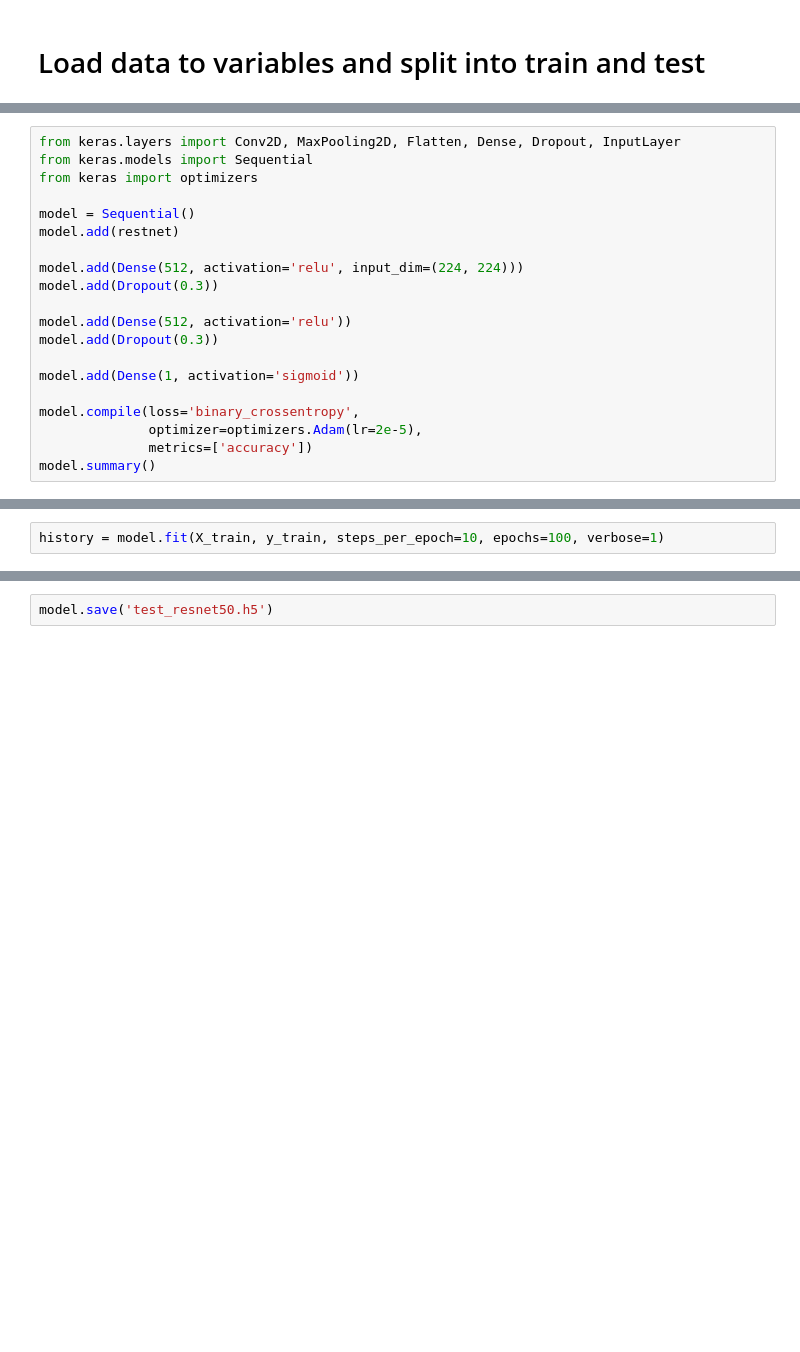
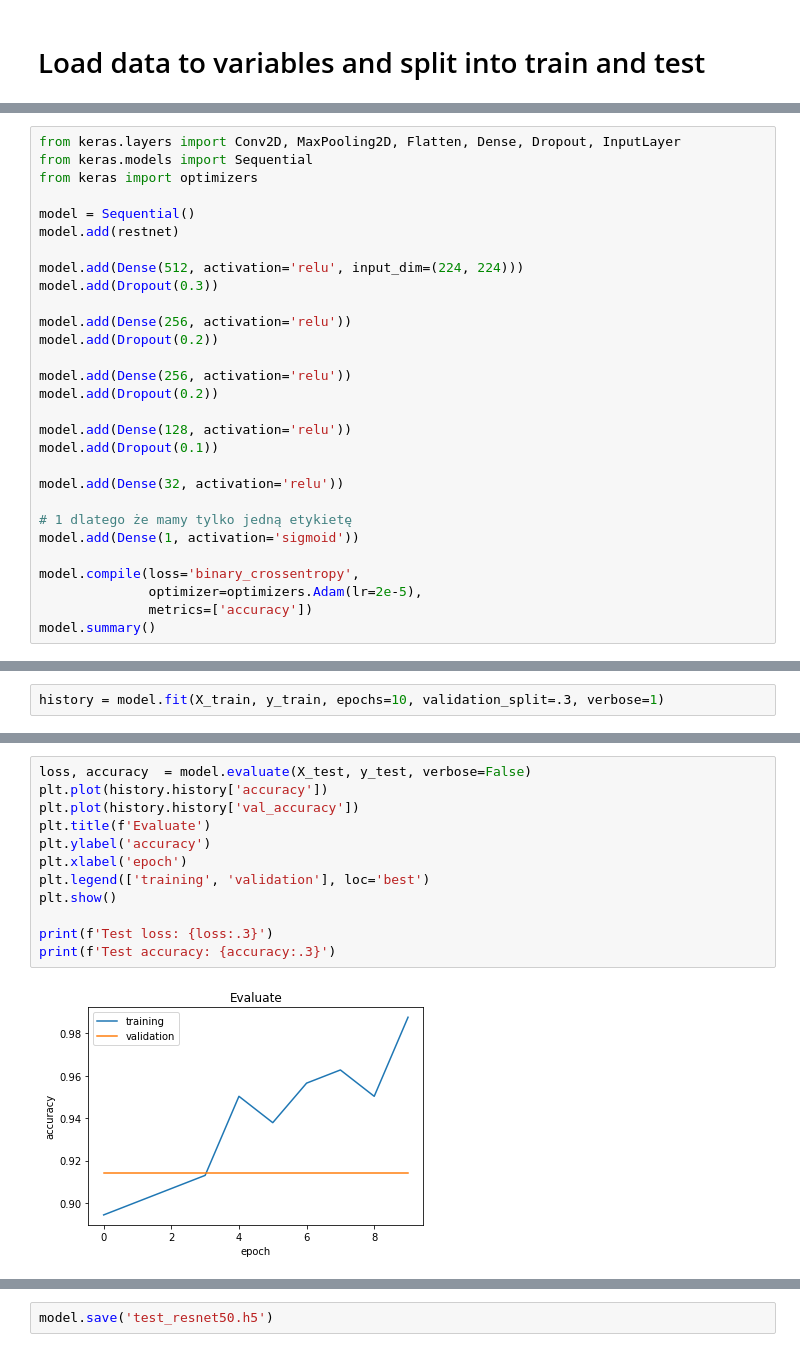
Before and after one commit to Torak28/Image-manipulation-detection, a Jupyter notebook: ResNet.ipynb, the cells around one changed output, grey strips where cells are left out. Saved outputs shown, nothing was run; the diff lists cells and outputs as text; blank space fills up the shorter version.

```diff
--- a/ResNet.ipynb
+++ b/ResNet.ipynb
@@ -146,9 +164,18 @@ model.add(restnet)
 model.add(Dense(512, activation='relu', input_dim=(224, 224)))
 model.add(Dropout(0.3))
 
-model.add(Dense(512, activation='relu'))
-model.add(Dropout(0.3))
+model.add(Dense(256, activation='relu'))
+model.add(Dropout(0.2))
 
+model.add(Dense(256, activation='relu'))
+model.add(Dropout(0.2))
+
+model.add(Dense(128, activation='relu'))
+model.add(Dropout(0.1))
+
+model.add(Dense(32, activation='relu'))
+
+# 1 dlatego że mamy tylko jedną etykietę
 model.add(Dense(1, activation='sigmoid'))
 
 model.compile(loss='binary_crossentropy',
@@ -177,5 +201,5 @@ Trainable params: 51,643,905
 Non-trainable params: 23,587,712
 _________________________________________________________________
 # %%
-history = model.fit(X_train, y_train, steps_per_epoch=10, epochs=100, verbose=1)
+history = model.fit(X_train, y_train, epochs=10, validation_split=.3, verbose=1)
 # %% [output]
@@ -201,0 +223,14 @@ Epoch 10/10
+# %%
+loss, accuracy  = model.evaluate(X_test, y_test, verbose=False)
+plt.plot(history.history['accuracy'])
+plt.plot(history.history['val_accuracy'])
+plt.title(f'Evaluate')
+plt.ylabel('accuracy')
+plt.xlabel('epoch')
+plt.legend(['training', 'validation'], loc='best')
+plt.show()
+
+print(f'Test loss: {loss:.3}')
+print(f'Test accuracy: {accuracy:.3}')
+# %% [output]
+[figure, added]
```
Also changed, not shown: parts of 23 cells of this notebook.
